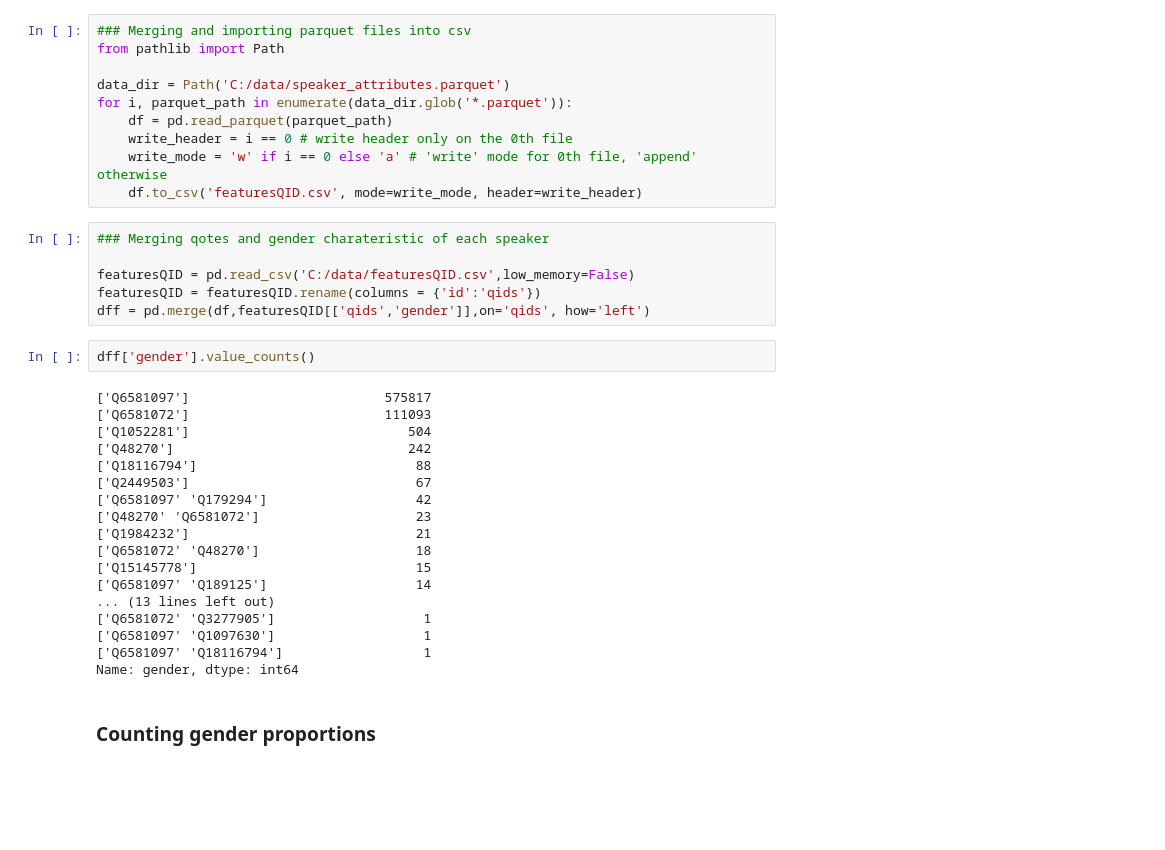
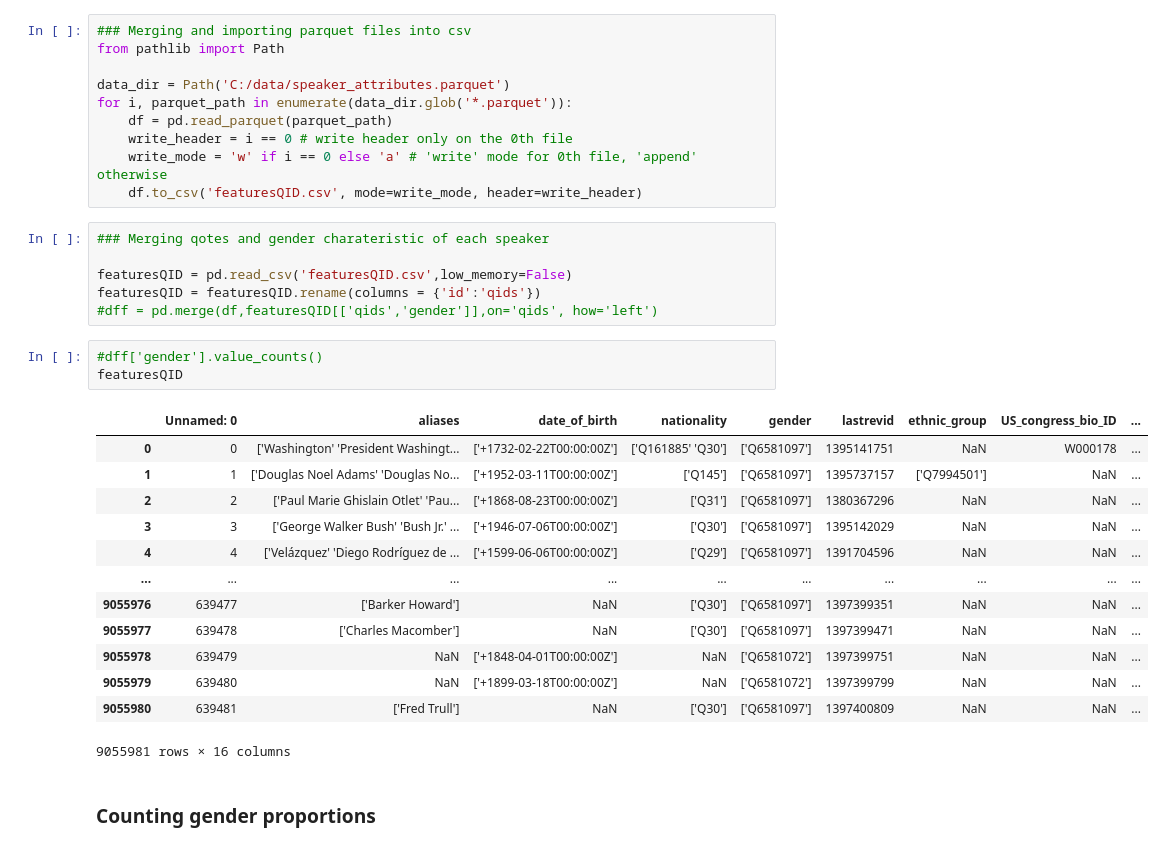
Before and after one commit to epfl-ada/ada-2021-project-allg, a Jupyter notebook: Milestone-2.ipynb, the cells around one changed output. Drawn from its saved outputs; the diff is of its cells as text; blank space fills up the shorter version.

```diff
--- a/Milestone-2.ipynb
+++ b/Milestone-2.ipynb
@@ -122,29 +122,26 @@ for i, parquet_path in enumerate(data_dir.glob('*.parquet')):
 # %%
 ### Merging qotes and gender charateristic of each speaker
 
-featuresQID = pd.read_csv('C:/data/featuresQID.csv',low_memory=False)
+featuresQID = pd.read_csv('featuresQID.csv',low_memory=False)
 featuresQID = featuresQID.rename(columns = {'id':'qids'})
-dff = pd.merge(df,featuresQID[['qids','gender']],on='qids', how='left')
+#dff = pd.merge(df,featuresQID[['qids','gender']],on='qids', how='left')
 # %%
-dff['gender'].value_counts()
+#dff['gender'].value_counts()
+featuresQID
 # %% [output]
+|  | Unnamed: 0 | aliases | date_of_birth | nationality | gender | lastrevid | ethnic_group | US_congress_bio_ID | ... |
+| 0 | 0 | ['Washington' 'President Washingt... | ['+1732-02-22T00:00:00Z'] | ['Q161885' 'Q30'] | ['Q6581097'] | 1395141751 | NaN | W000178 | ... |
+| 1 | 1 | ['Douglas Noel Adams' 'Douglas No... | ['+1952-03-11T00:00:00Z'] | ['Q145'] | ['Q6581097'] | 1395737157 | ['Q7994501'] | NaN | ... |
+| 2 | 2 | ['Paul Marie Ghislain Otlet' 'Pau... | ['+1868-08-23T00:00:00Z'] | ['Q31'] | ['Q6581097'] | 1380367296 | NaN | NaN | ... |
+| 3 | 3 | ['George Walker Bush' 'Bush Jr.' ... | ['+1946-07-06T00:00:00Z'] | ['Q30'] | ['Q6581097'] | 1395142029 | NaN | NaN | ... |
+| 4 | 4 | ['Velázquez' 'Diego Rodríguez de ... | ['+1599-06-06T00:00:00Z'] | ['Q29'] | ['Q6581097'] | 1391704596 | NaN | NaN | ... |
+| ... | ... | ... | ... | ... | ... | ... | ... | ... | ... |
+| 9055976 | 639477 | ['Barker Howard'] | NaN | ['Q30'] | ['Q6581097'] | 1397399351 | NaN | NaN | ... |
+| 9055977 | 639478 | ['Charles Macomber'] | NaN | ['Q30'] | ['Q6581097'] | 1397399471 | NaN | NaN | ... |
+| 9055978 | 639479 | NaN | ['+1848-04-01T00:00:00Z'] | NaN | ['Q6581072'] | 1397399751 | NaN | NaN | ... |
+| 9055979 | 639480 | NaN | ['+1899-03-18T00:00:00Z'] | NaN | ['Q6581072'] | 1397399799 | NaN | NaN | ... |
+| 9055980 | 639481 | ['Fred Trull'] | NaN | ['Q30'] | ['Q6581097'] | 1397400809 | NaN | NaN | ... |
-['Q6581097']                         575817
-['Q6581072']                         111093
-['Q1052281']                            504
-['Q48270']                              242
-['Q18116794']                            88
-['Q2449503']                             67
-['Q6581097' 'Q179294']                   42
-['Q48270' 'Q6581072']                    23
-['Q1984232']                             21
-['Q6581072' 'Q48270']                    18
-['Q15145778']                            15
-['Q6581097' 'Q189125']                   14
-... (13 lines left out)
-['Q6581072' 'Q3277905']                   1
-['Q6581097' 'Q1097630']                   1
-['Q6581097' 'Q18116794']                  1
-Name: gender, dtype: int64
+9055981 rows × 16 columns
 # %% [markdown]
 ### Counting gender proportions
 # %%
```
